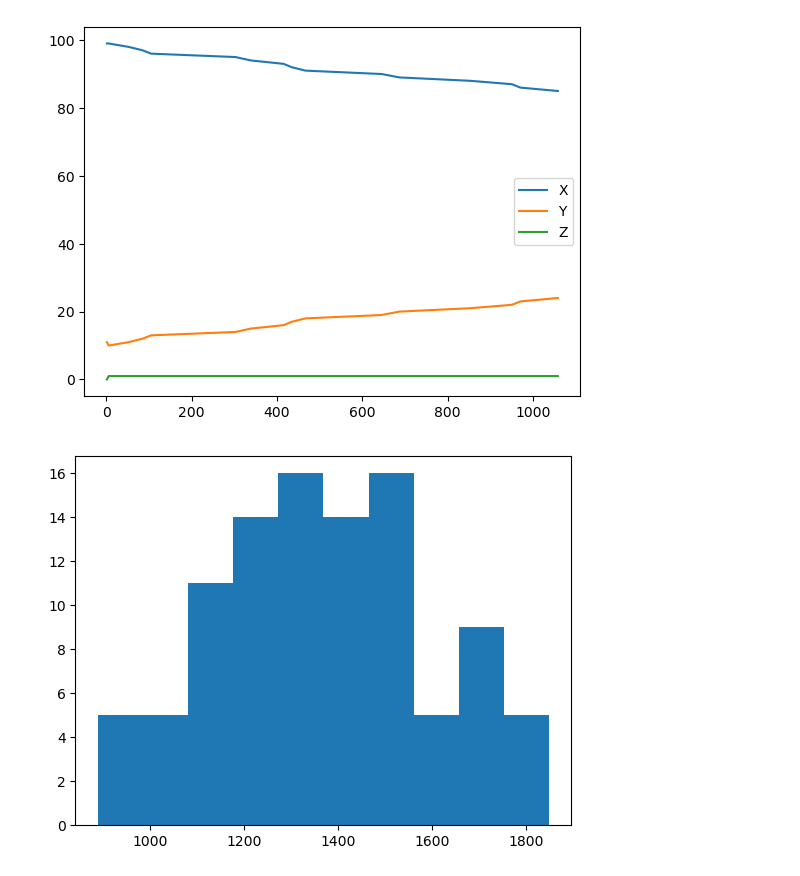
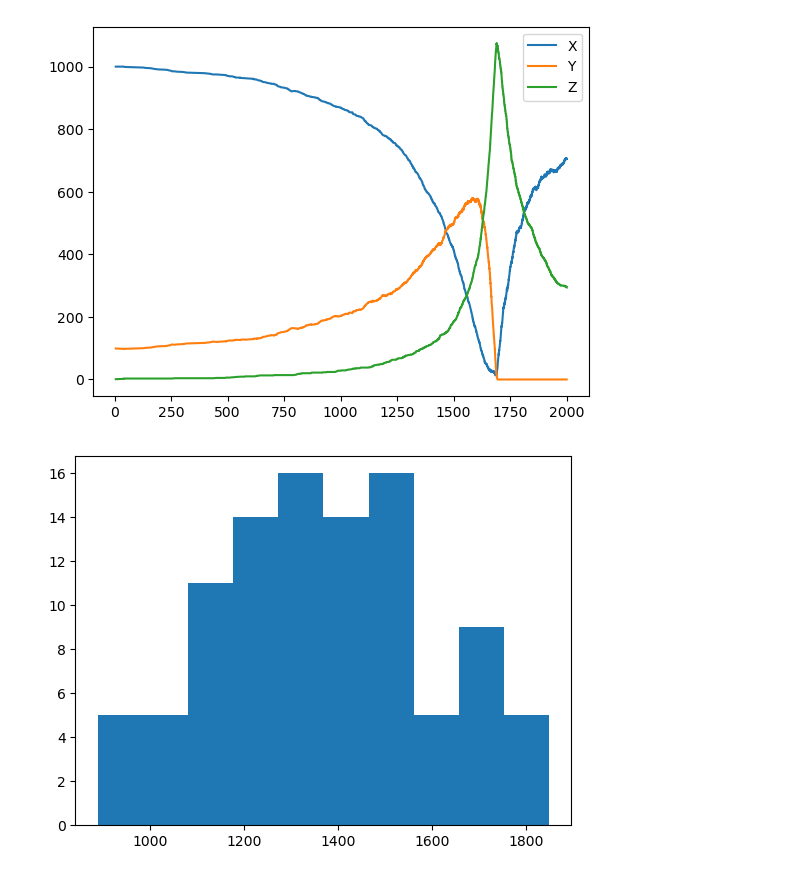
Before and after one commit to vitalismaxim/Stochastic-and-Spatial-Models, a Jupyter notebook: lab2.ipynb, the cells around one changed output. Drawn from its saved outputs; the diff is of its cells as text; code cells hidden in the pictures.

```diff
--- a/lab2.ipynb
+++ b/lab2.ipynb
@@ -61,37 +61,37 @@ def step(X, Y, Z, beta, gamma, mu_b, mu_d, t, noise=(0,0,0,0)):
 
     return t, X, Y, Z
 
 # parameters
 X = 1000
 Y = 100
 Z = 0
-beta = 3
-gamma = 1
+beta = 15
+gamma = 3
 mu_b = 1/60
 mu_d = 1/60
 t = 0
 noise_b = 0
 noise_g = 0
 noise_mb = 0
 noise_md = 0
 noise = (noise_b, noise_g, noise_mb, noise_md)
 
 t_list, X_list, Y_list, Z_list = [], [], [], []
-while t < 1000:
+while t < 2000:
     t, X, Y, Z = step(X, Y, Z, beta, gamma, mu_b, mu_d, t, noise)
 
     t_list.append(t)
     X_list.append(X)
     Y_list.append(Y)
     Z_list.append(Z)
 
 plt.plot(t_list, X_list, label='X')
 plt.plot(t_list, Y_list, label='Y')
 plt.plot(t_list, Z_list, label='Z')
 plt.legend()
 plt.show()
 # %% [output]
-[figure, old version]
+[figure, new version]
 # %%
 """
 Exercise 1 // Investigate Simulation Variability and Negative Co-variance
```
Also changed, not shown: 32 other files.
